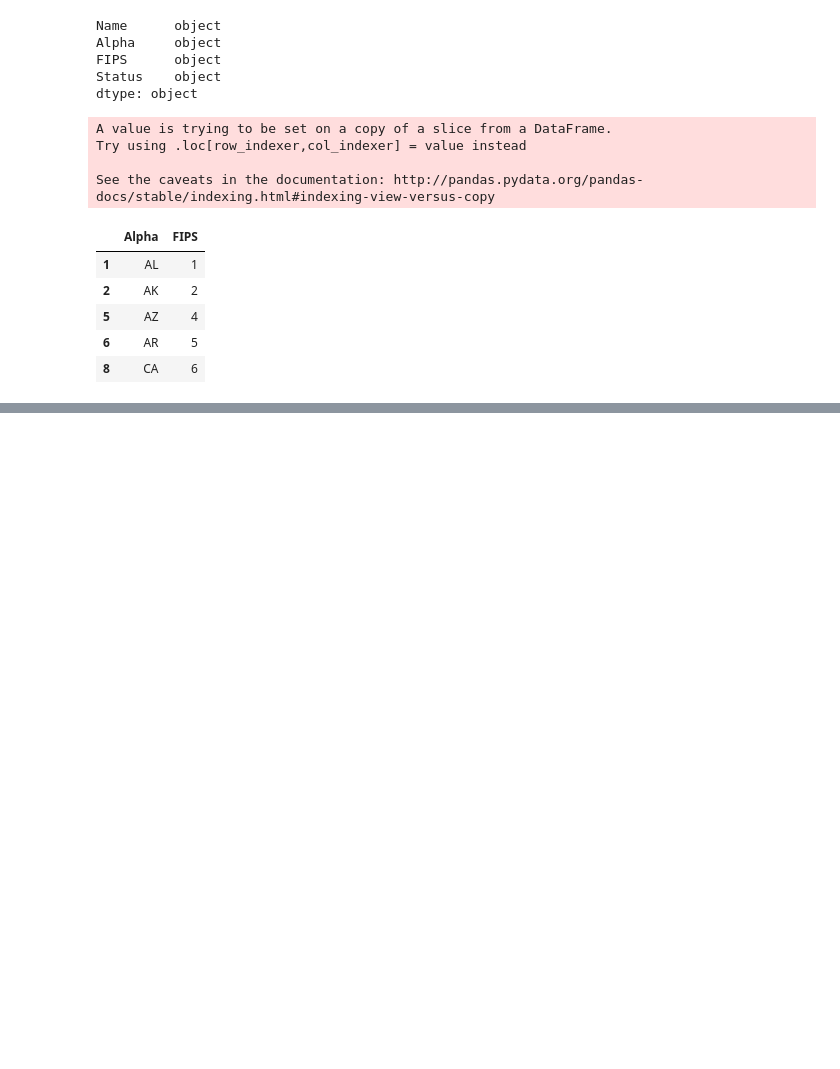
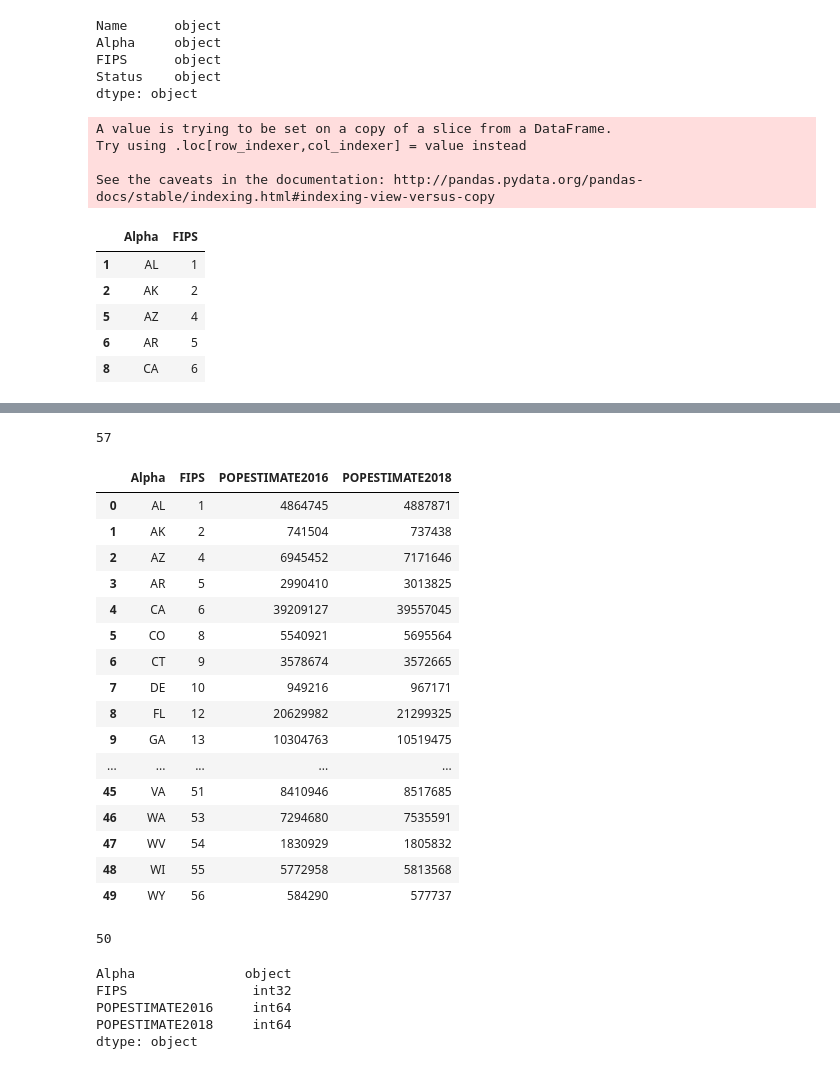
Before and after one commit to sjlapan/Economic_Predictors_of_Brewery_Success, a Jupyter notebook: Clean_up_Population_data.ipynb, the cells around one changed output, grey strips where cells are left out. Cells and saved outputs as stored; diff of their text form; code cells hidden in the pictures; blank space fills up the shorter version.

```diff
--- a/Clean_up_Population_data.ipynb
+++ b/Clean_up_Population_data.ipynb
@@ -39,3 +39,9 @@ Name: STATE, dtype: int64
 print(len(FIPS_list))
 # %% [output]
 53
+# %%
+state_pops_df = raw_census_data[["STATE", "POPESTIMATE2016", "POPESTIMATE2018"]]
+state_pops_df.rename(columns = {
+    "STATE": "FIPS"
+}, inplace=True)
+state_pops_df.head()
@@ -149,0 +188,38 @@ See the caveats in the documentation: http://pandas.pydata.org/pandas-docs/stabl
+# %%
+print(len(name_list))
+# %% [output]
+57
+# %%
+state_pops_alpha = pd.merge(FIPS_conversion_df, state_pops_df, how = "left",
+                            on = "FIPS")
+state_pops_alpha
+# %% [output]
+|  | Alpha | FIPS | POPESTIMATE2016 | POPESTIMATE2018 |
+| 0 | AL | 1 | 4864745 | 4887871 |
+| 1 | AK | 2 | 741504 | 737438 |
+| 2 | AZ | 4 | 6945452 | 7171646 |
+| 3 | AR | 5 | 2990410 | 3013825 |
+| 4 | CA | 6 | 39209127 | 39557045 |
+| 5 | CO | 8 | 5540921 | 5695564 |
+| 6 | CT | 9 | 3578674 | 3572665 |
+| 7 | DE | 10 | 949216 | 967171 |
+| 8 | FL | 12 | 20629982 | 21299325 |
+| 9 | GA | 13 | 10304763 | 10519475 |
+| ... | ... | ... | ... | ... |
+| 45 | VA | 51 | 8410946 | 8517685 |
+| 46 | WA | 53 | 7294680 | 7535591 |
+| 47 | WV | 54 | 1830929 | 1805832 |
+| 48 | WI | 55 | 5772958 | 5813568 |
+| 49 | WY | 56 | 584290 | 577737 |
+# %%
+print(len(state_pops_alpha["FIPS"]))
+# %% [output]
+50
+# %%
+state_pops_alpha.dtypes
+# %% [output]
+Alpha              object
+FIPS                int32
+POPESTIMATE2016     int64
+POPESTIMATE2018     int64
+dtype: object
```
Also changed, not shown: parts of 3 cells of this notebook, 1 other file.
